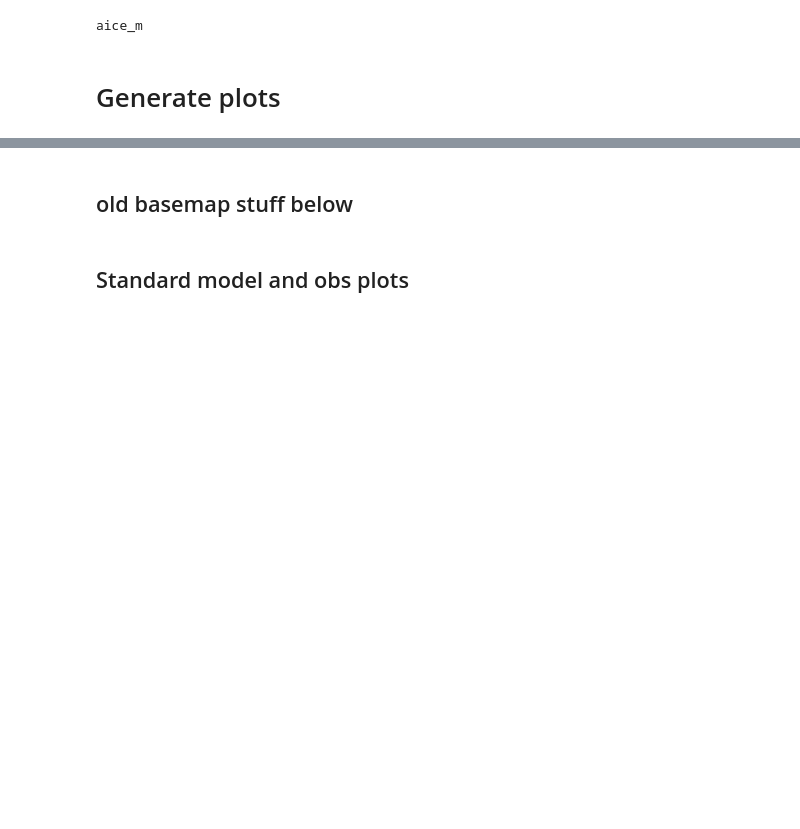
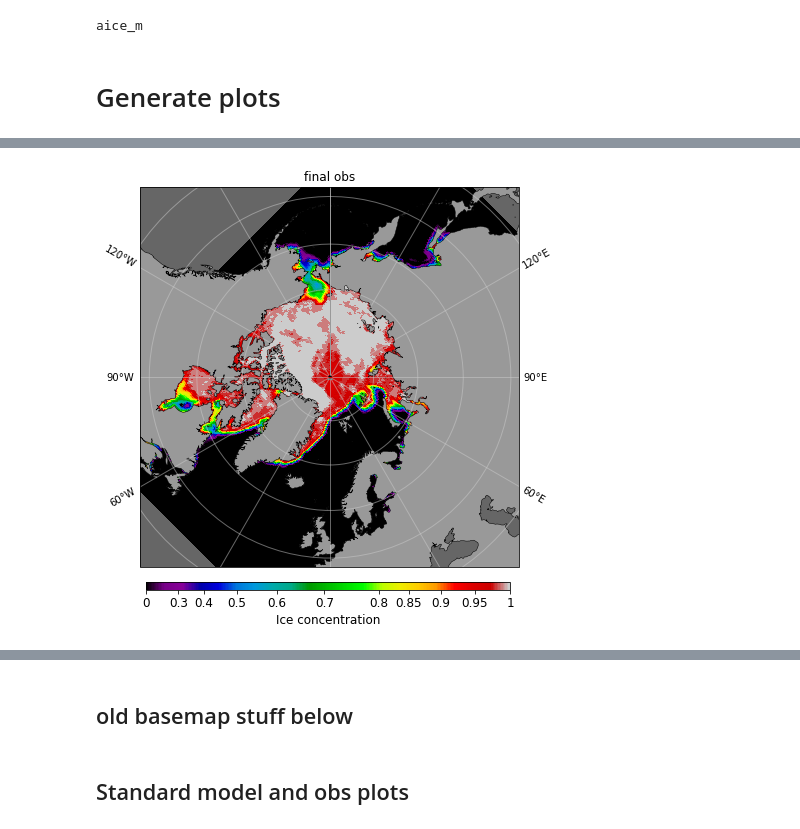
Before and after one commit to aekiss/ice_analysis, a Jupyter notebook: ice_maps.ipynb, the cells around one changed output, grey strips where cells are left out. Cells and saved outputs as stored; diff of their text form; code cells hidden in the pictures; blank space fills up the shorter version.

```diff
--- a/ice_maps.ipynb
+++ b/ice_maps.ipynb
@@ -256,5 +226,5 @@ aice_m
 years = range(firstyear, lastyear+1)
 months = range(1,13)
 # %%
-CN_obs_NH = get_obs(obsNHFileList, years, months)
-CN_obs_SH = get_obs(obsSHFileList, years, months)
+obs_NH = get_obs(obsNHFileList, years, months).sel(time=timerange)
+obs_SH = get_obs(obsSHFileList, years, months).sel(time=timerange)
@@ -359,0 +330,4 @@ plotSIC_SH(v)
+# %%
+plotSIC(obs_NH.isel(time=-1), **NH).set_title('final obs');
+# %% [output]
+[figure, added]
```
Also changed, not shown: parts of 27 cells of this notebook, 2 other files.
